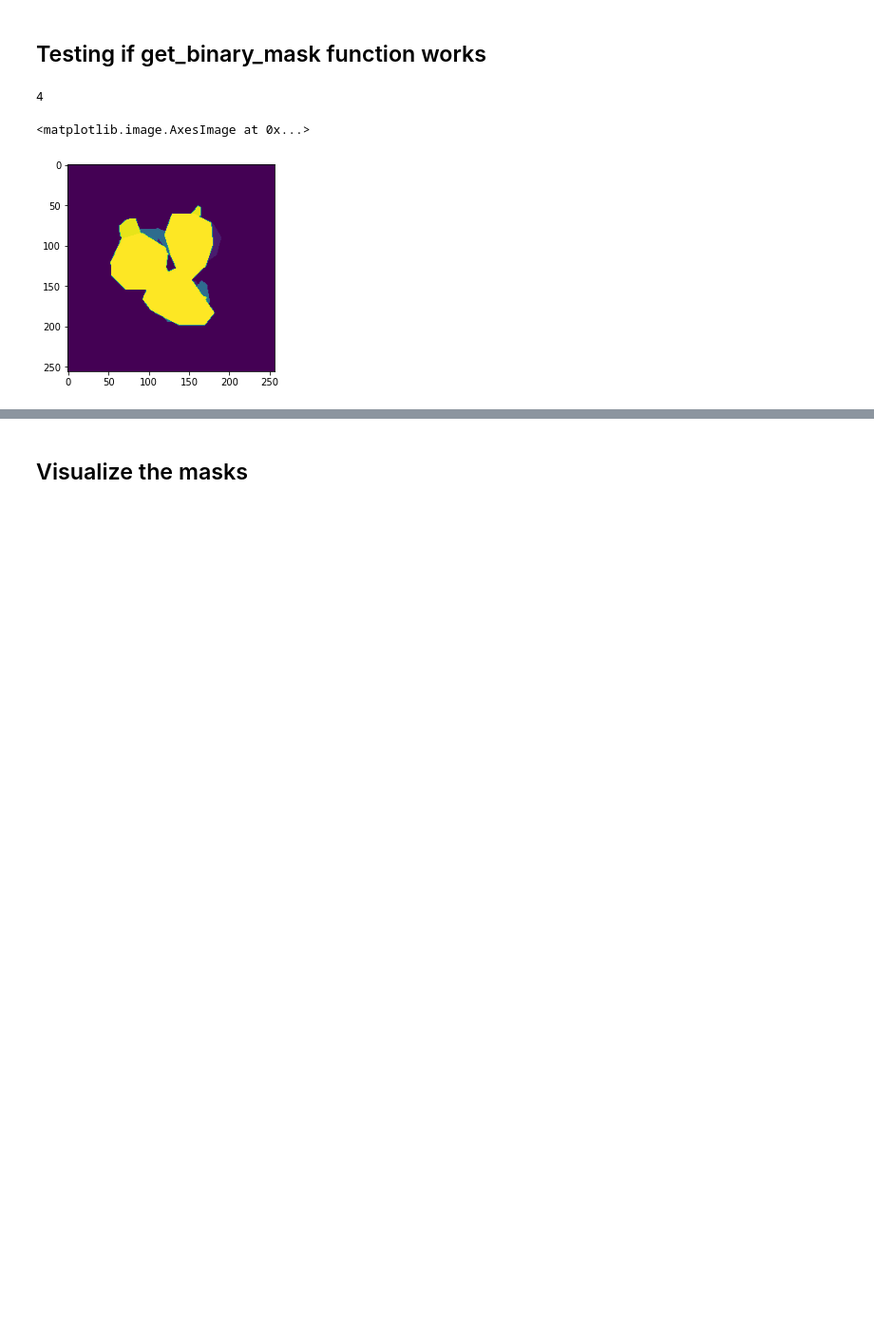
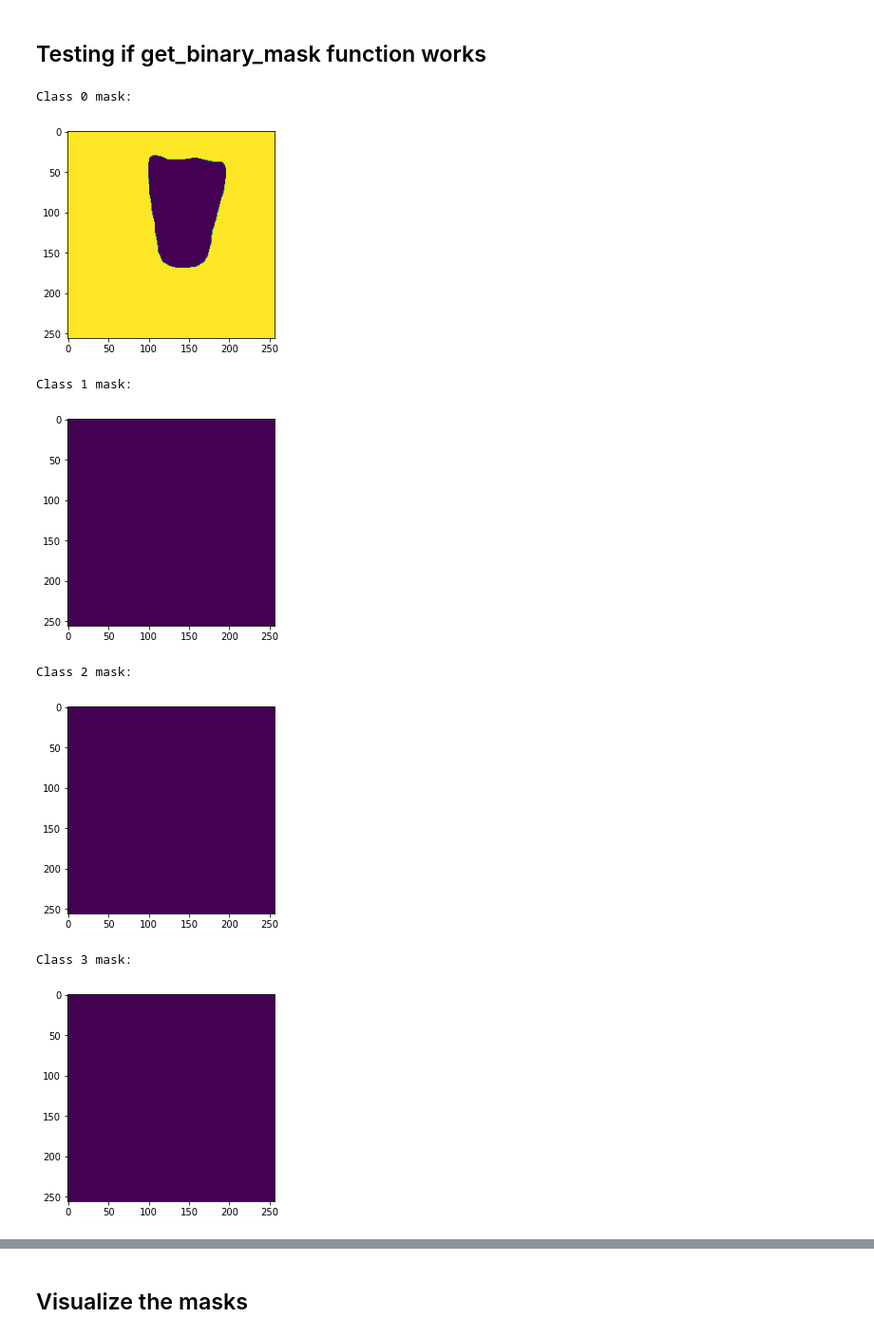
Before and after one commit to BeleRicks11/Food_Recognition, a Jupyter notebook: U_net_version.ipynb, the cells around one changed output, grey strips where cells are left out. Shown at 95% size. Drawn from its saved outputs; the diff is of its cells as text; code cells hidden in the pictures; blank space fills up the shorter version.

```diff
--- a/U_net_version.ipynb
+++ b/U_net_version.ipynb
@@ -347,16 +354,24 @@ val_gen = dataGeneratorCoco(images_val, classes, coco_val, folder_loc,
 # %%
 catIds = coco_train.getCatIds(catNms=classes)
 mask = getBinaryMask(images_train[5], classes, coco_train, catIds, input_image_size)
 
-n_classes = len(classes)
+n_classes = len(classes) + 1
 final_mask = np.zeros((input_image_size[0], input_image_size[1]))
 for i in range(n_classes):
     color = i + 1
     new_mask = mask[:,:,i]*color
-    final_mask = np.maximum(new_mask, final_mask)
+    plt.imshow(new_mask)
+    print("Class {} mask: ".format(i))
+    plt.show()
+    #final_mask = np.maximum(new_mask, final_mask)
 
-plt.imshow(final_mask)
+#plt.imshow(final_mask)
 # %% [output]
-4
+Class 0 mask:
+[figure, new version]
-<matplotlib.image.AxesImage at 0x...>
+Class 1 mask:
-[figure, old version]
+[figure, added]
+Class 2 mask:
+[figure, added]
+Class 3 mask:
+[figure, added]
```
Also changed, not shown: parts of 18 cells of this notebook.
